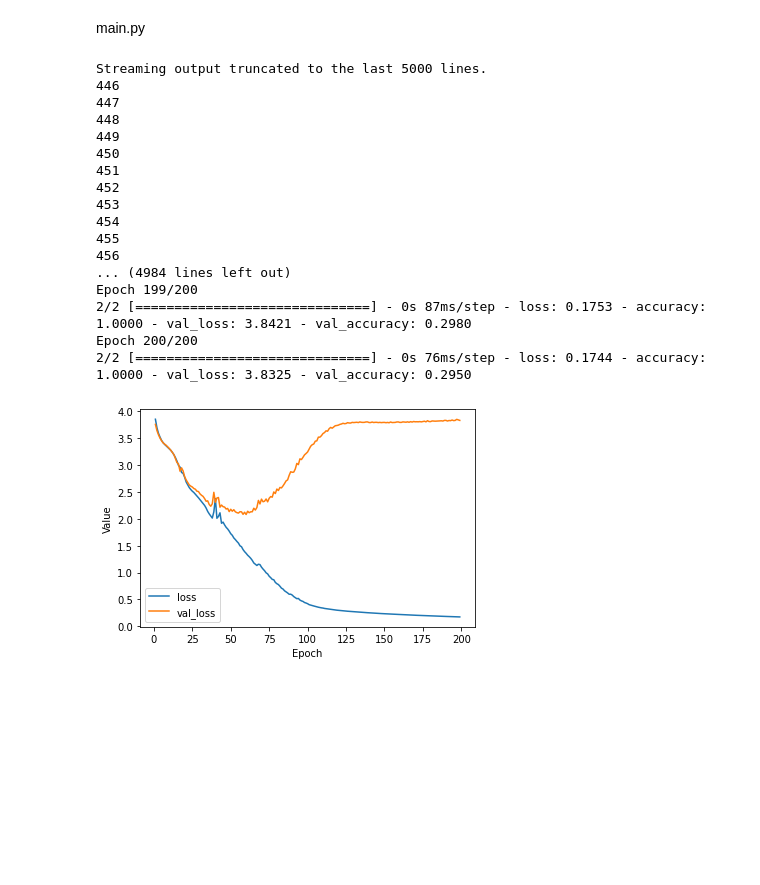
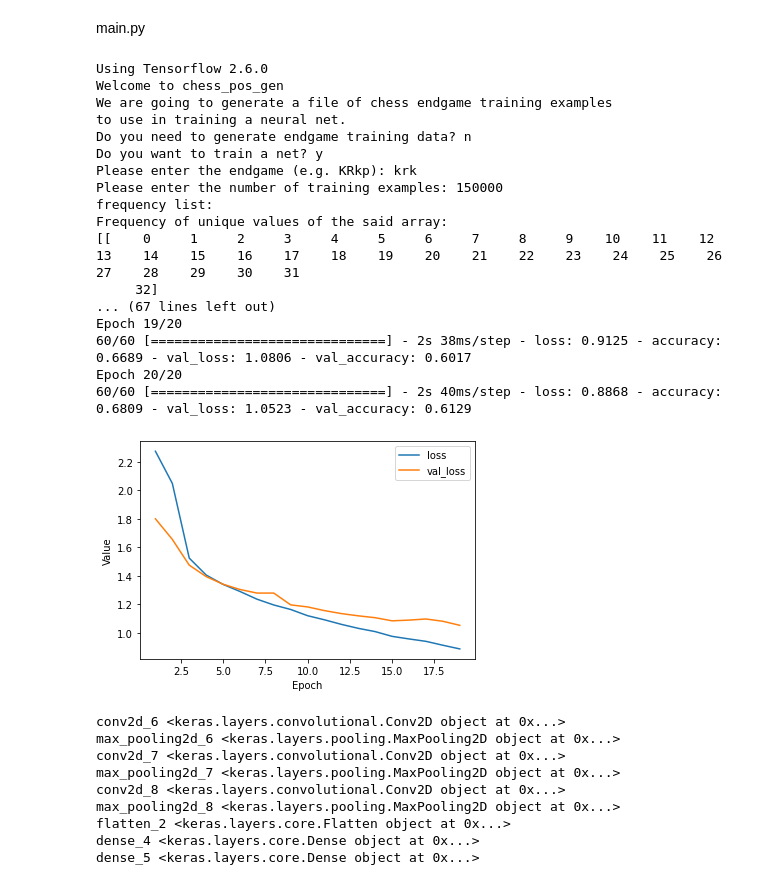
Before and after one commit to SleepyBob/endgame-nn-colab, a Jupyter notebook: endgame_nn_colab.ipynb, the cells around one changed output. Drawn from its saved outputs; the diff is of its cells as text; code cells hidden in the pictures; blank space fills up the shorter version.

```diff
--- a/endgame_nn_colab.ipynb
+++ b/endgame_nn_colab.ipynb
@@ -242,8 +242,10 @@ def generate_training():
         my_label = board_label(my_board)
         X_train.append(my_plane)
         y_train.append(my_label)
-        print(i)
-
+        # print a progress bar
+        if i%1000 == 0:
+          print(i,end=' ')
+    print("done")
     # Converts from a list to an array at the end; faster than concat array
     X_train = np.stack(X_train, axis=0)
     y_train = np.stack(y_train, axis=0)
@@ -451,7 +453,7 @@ def ask_train_net():
     ##############
     # The following variables are the hyperparameters.
     learning_rate = 0.003
-    epochs = 200
+    epochs = 20
     batch_size = 2000
     validation_split = 0.2
 
@@ -460,49 +462,61 @@ def ask_train_net():
     my_model = create_model_eg_bin3b(learning_rate)
     my_model.summary()
     # Train the model on the normalized training set.
     epochs, hist = train_model(my_model, tb_callback, x_train, y_train,
                                      epochs, batch_size, validation_split)
 
     # Plot a graph of the metric vs. epochs.
     # list_of_metrics_to_plot = ['accuracy','val_accuracy']
     list_of_metrics_to_plot = ['loss', 'val_loss']
     plot_curve(epochs, hist, list_of_metrics_to_plot)
+    return my_model
 
 
 def set_options():
     print(f"Using Tensorflow {tf.__version__}")
     # The following lines adjust the granularity of reporting.
     pd.options.display.max_rows = 10
     pd.options.display.float_format = "{:.6f}".format  # was .3f
     # The following line improves formatting when ouputting NumPy arrays.
     np.set_printoptions(linewidth=200)
 
 
 if __name__ == '__main__':
 
     set_options()
 
     print("Welcome to chess_pos_gen")
     print("We are going to generate a file of chess endgame training examples")
     print("to use in training a neural net.")
     ask_gen_training()
-    ask_train_net()
+    model = ask_train_net()
+    for layer in model.layers:
+      print(layer.name, layer)
 # %% [output]
-Streaming output truncated to the last 5000 lines.
-446
-447
-448
-449
-450
-451
-452
-453
-454
-455
-456
-... (4984 lines left out)
-Epoch 199/200
-2/2 [==============================] - 0s 87ms/step - loss: 0.1753 - accuracy: 1.0000 - val_loss: 3.8421 - val_accuracy: 0.2980
-Epoch 200/200
-2/2 [==============================] - 0s 76ms/step - loss: 0.1744 - accuracy: 1.0000 - val_loss: 3.8325 - val_accuracy: 0.2950
+Using Tensorflow 2.6.0
+Welcome to chess_pos_gen
+We are going to generate a file of chess endgame training examples
+to use in training a neural net.
+Do you need to generate endgame training data? n
+Do you want to train a net? y
+Please enter the endgame (e.g. KRkp): krk
+Please enter the number of training examples: 150000
+frequency list:
+Frequency of unique values of the said array:
+[[    0     1     2     3     4     5     6     7     8     9    10    11    12    13    14    15    16    17    18    19    20    21    22    23    24    25    26    27    28    29    30    31
+     32]
+... (67 lines left out)
+Epoch 19/20
+60/60 [==============================] - 2s 38ms/step - loss: 0.9125 - accuracy: 0.6689 - val_loss: 1.0806 - val_accuracy: 0.6017
+Epoch 20/20
+60/60 [==============================] - 2s 40ms/step - loss: 0.8868 - accuracy: 0.6809 - val_loss: 1.0523 - val_accuracy: 0.6129
-[figure, old version]
+[figure, new version]
+conv2d_6 <keras.layers.convolutional.Conv2D object at 0x...>
+max_pooling2d_6 <keras.layers.pooling.MaxPooling2D object at 0x...>
+conv2d_7 <keras.layers.convolutional.Conv2D object at 0x...>
+max_pooling2d_7 <keras.layers.pooling.MaxPooling2D object at 0x...>
+conv2d_8 <keras.layers.convolutional.Conv2D object at 0x...>
+max_pooling2d_8 <keras.layers.pooling.MaxPooling2D object at 0x...>
+flatten_2 <keras.layers.core.Flatten object at 0x...>
+dense_4 <keras.layers.core.Dense object at 0x...>
+dense_5 <keras.layers.core.Dense object at 0x...>
```
Also changed, not shown: parts of 1 cell of this notebook.
